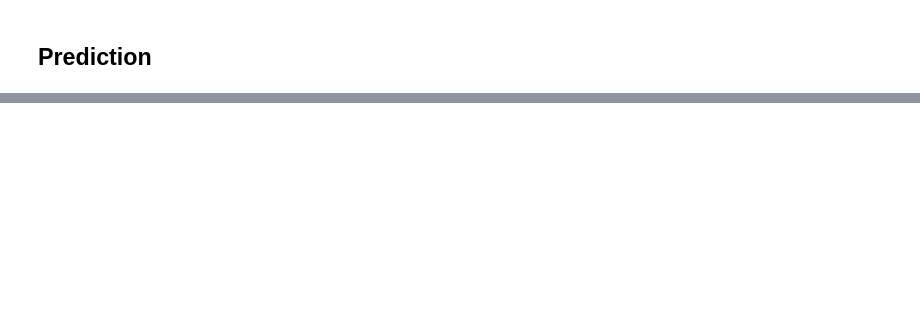
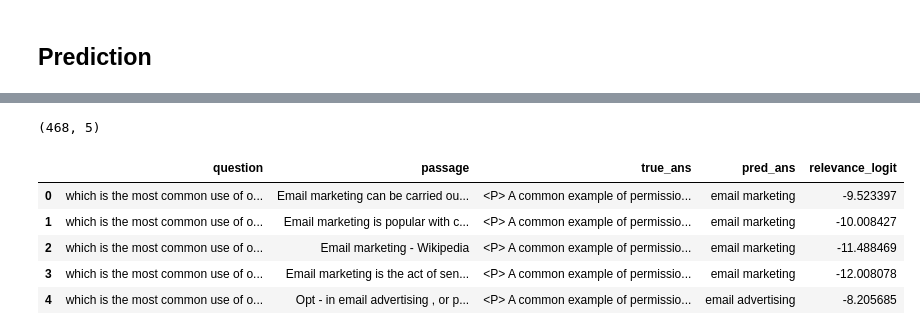
Before and after one commit to hiteshsom/nlp_document_finder, a Jupyter notebook: dpr_reader_pipeline.ipynb, the cells around one changed output, grey strips where cells are left out. Drawn from its saved outputs; the diff is of its cells as text; code cells hidden in the pictures; blank space fills up the shorter version.

```diff
--- a/dpr_reader_pipeline.ipynb
+++ b/dpr_reader_pipeline.ipynb
@@ -55,0 +76,13 @@ tensor([ -9.5234, -10.0084, -11.4885, -12.0081,  -8.2057,  -7.4176,   9.0203,
+# %%
+pred_ans_df.shape
+# %% [output]
+(468, 5)
+# %%
+pred_ans_df.head()
+# %% [output]
+|  | question | passage | true_ans | pred_ans | relevance_logit |
+| 0 | which is the most common use of o... | Email marketing can be carried ou... | <P> A common example of permissio... | email marketing | -9.523397 |
+| 1 | which is the most common use of o... | Email marketing is popular with c... | <P> A common example of permissio... | email marketing | -10.008427 |
+| 2 | which is the most common use of o... | Email marketing - Wikipedia | <P> A common example of permissio... | email marketing | -11.488469 |
+| 3 | which is the most common use of o... | Email marketing is the act of sen... | <P> A common example of permissio... | email marketing | -12.008078 |
+| 4 | which is the most common use of o... | Opt - in email advertising , or p... | <P> A common example of permissio... | email advertising | -8.205685 |
```
Also changed, not shown: parts of 10 cells of this notebook, 1 other file.
